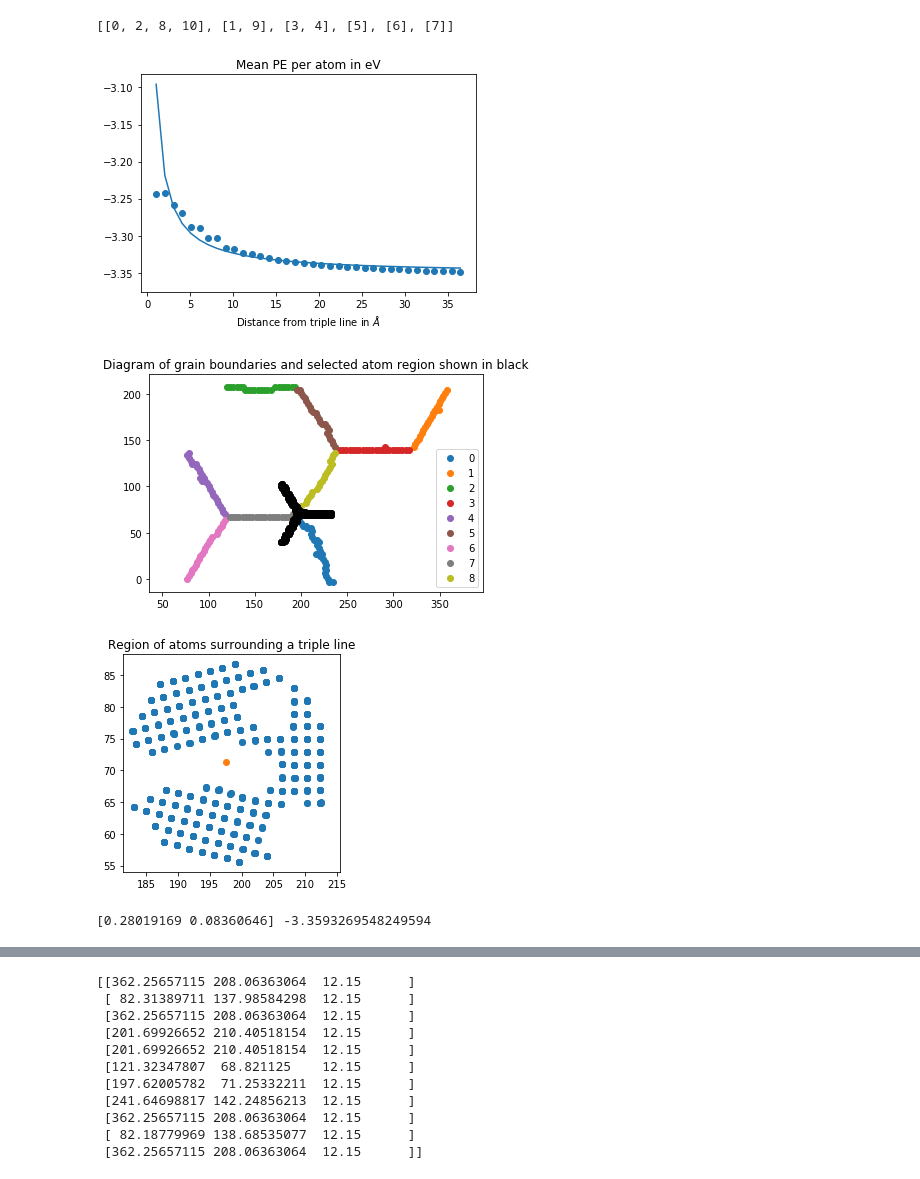
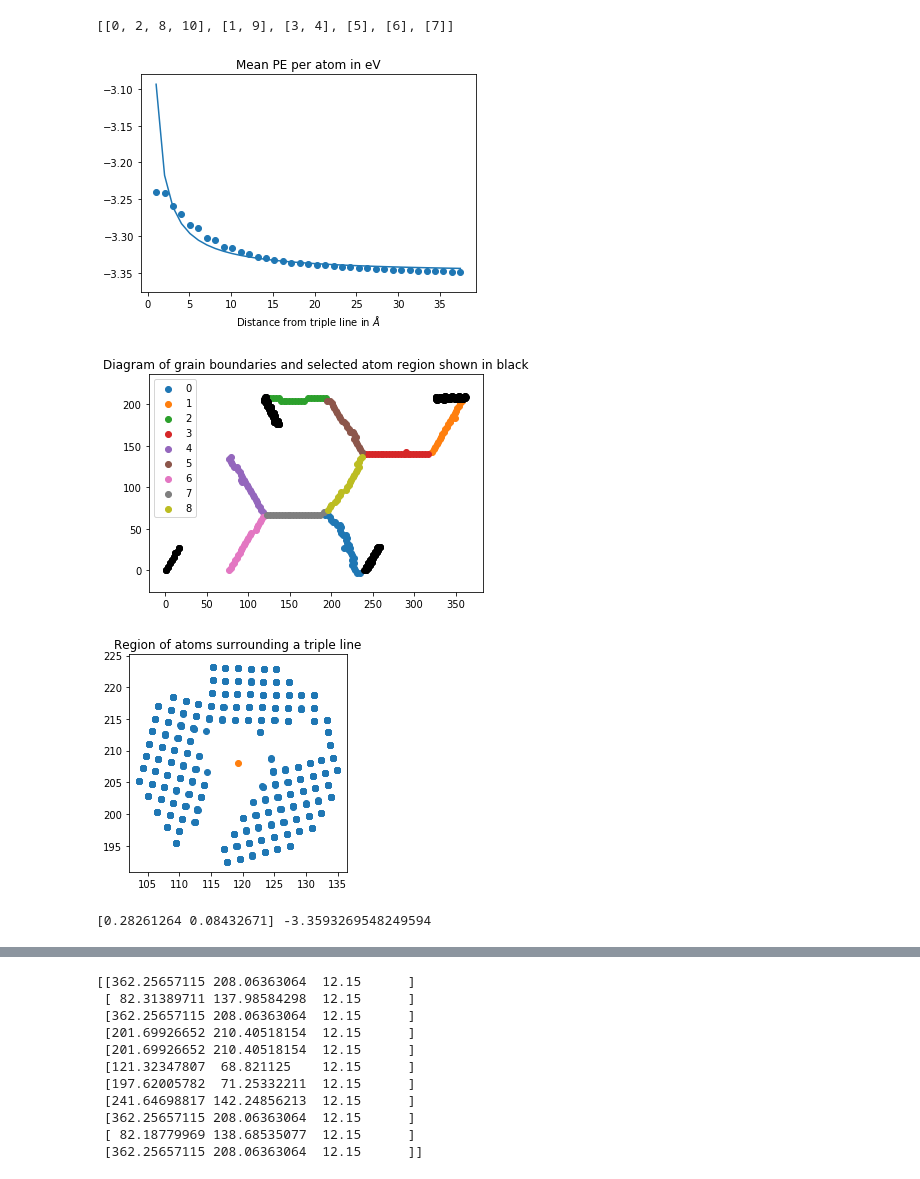
Before and after one commit to PaulTwine/TripleLines.github.io, a Jupyter notebook: TripleLine Fitting.ipynb, the cells around one changed output, grey strips where cells are left out. Saved outputs shown, nothing was run; the diff lists cells and outputs as text; code cells hidden in the pictures.

```diff
--- a/TripleLine Fitting.ipynb
+++ b/TripleLine Fitting.ipynb
@@ -69,7 +69,7 @@ def ReciprocalFit(r,b):
 [[0, 2, 8, 10], [1, 9], [3, 4], [5], [6], [7]]
 # %%
 strType = 'mean'
-intTripleLine = 6
+intTripleLine = 2
 lstFit = []
 lstNumberOfAtoms = []
 lstNewValues = []
@@ -96,37 +96,37 @@ for index, r in enumerate(lstR):
 #plt.ylim(-3.34,-3.26)
 plt.scatter(lstR,lstV)
 plt.plot(lstR, lstFitR)
 plt.title('Mean PE per atom in eV')
 plt.xlabel('Distance from triple line in $\AA$')
 plt.show()
 plt.axis('equal')
 for j in range(len(objProcess.GetGrainBoundaries())):
     plt.scatter(objProcess.GetGrainBoundaries(j).GetPoints()[:,0], objProcess.GetGrainBoundaries(j).GetPoints()[:,1])
 plt.legend(list(range(len(objProcess.GetGrainBoundaries()))))
 plt.scatter(objProcess.GetAtomsByID(lstI)[:,1],objProcess.GetAtomsByID(lstI)[:,2], c='black')
 plt.title('Diagram of grain boundaries and selected atom region shown in black')
 plt.show()
 plt.axis('square')
 
 arrPoints = objProcess.FindValuesInCylinder(objProcess.GetLatticeAtoms()[:,0:4],
                                             arrTriplePoints[intTripleLine], 4*a1,h,[1,2,3])
 arrMovedPoints = objProcess.PeriodicShiftAllCloser( arrTriplePoints[intTripleLine], arrPoints)
 plt.scatter(arrMovedPoints[:,0],arrMovedPoints[:,1])
 plt.scatter(arrTriplePoints[intTripleLine,0], arrTriplePoints[intTripleLine,1])
 #plt.scatter(arrPoint[0], arrPoint[1])
 popt2, popv2 =sc.optimize.curve_fit(LinearRule,lstRSquared, lstV)
 for r in lstRSquared:
     lstFit2.append(LinearRule(r, *popt2))
 plt.axis('square')
 plt.title('Region of atoms surrounding a triple line')
 plt.show()
 
 print(popt, fltMeanLattice)
 # %% [output]
-[figure, old version]
+[figure, new version]
-[figure, old version]
+[figure, new version]
-[figure, old version]
+[figure, new version]
-[0.28019169 0.08360646] -3.3593269548249594
+[0.28261264 0.08432671] -3.3593269548249594
 # %%
 plt.scatter(arrMovedPoints[:,0], arrMovedPoints[:,1])
 ptMean = np.mean(arrMovedPoints, axis=0)
```
Also changed, not shown: parts of 8 cells of this notebook, 2 other files.
